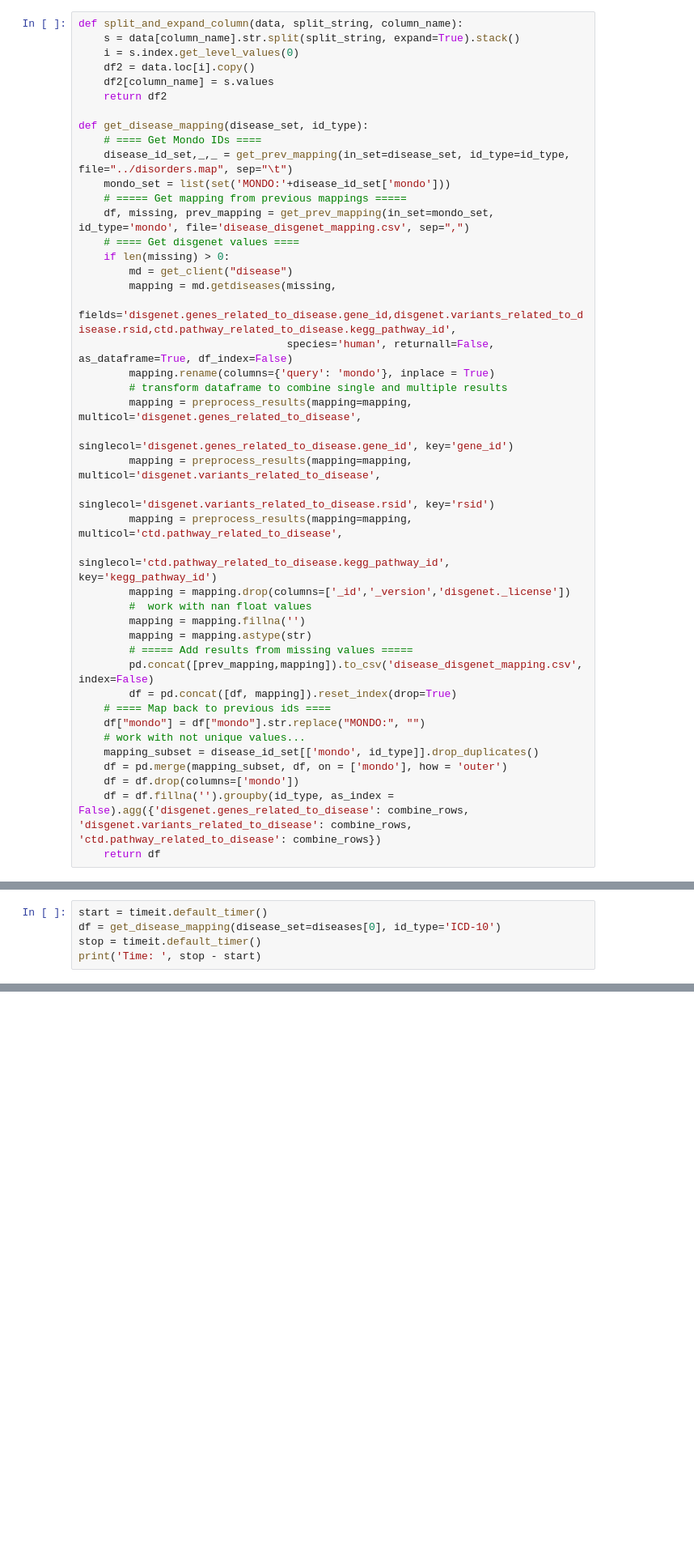
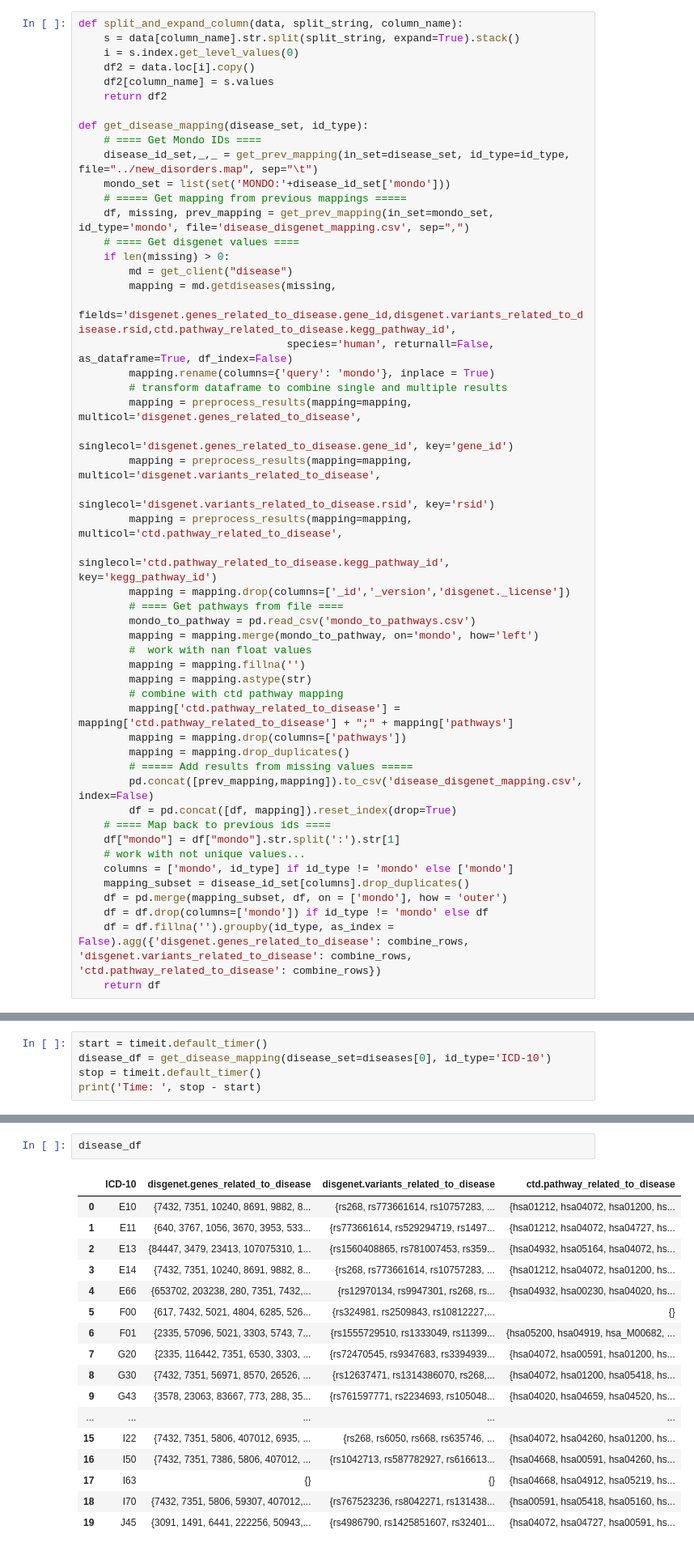
Before and after one commit to bionetslab/digest, a Jupyter notebook: jupyter/testing.ipynb, the cells around one changed output, grey strips where cells are left out. Shown at 81% size. Saved outputs shown, nothing was run; the diff lists cells and outputs as text; blank space fills up the shorter version.

```diff
--- a/jupyter/testing.ipynb
+++ b/jupyter/testing.ipynb
@@ -234,7 +235,7 @@ def split_and_expand_column(data, split_string, column_name):
 
 def get_disease_mapping(disease_set, id_type):
     # ==== Get Mondo IDs ====
-    disease_id_set,_,_ = get_prev_mapping(in_set=disease_set, id_type=id_type, file="../disorders.map", sep="\t")
+    disease_id_set,_,_ = get_prev_mapping(in_set=disease_set, id_type=id_type, file="../new_disorders.map", sep="\t")
     mondo_set = list(set('MONDO:'+disease_id_set['mondo']))
     # ===== Get mapping from previous mappings =====
     df, missing, prev_mapping = get_prev_mapping(in_set=mondo_set, id_type='mondo', file='disease_disgenet_mapping.csv', sep=",")
@@ -253,18 +254,26 @@ def get_disease_mapping(disease_set, id_type):
         mapping = preprocess_results(mapping=mapping, multicol='ctd.pathway_related_to_disease',
                                      singlecol='ctd.pathway_related_to_disease.kegg_pathway_id', key='kegg_pathway_id')
         mapping = mapping.drop(columns=['_id','_version','disgenet._license'])
+        # ==== Get pathways from file ====
+        mondo_to_pathway = pd.read_csv('mondo_to_pathways.csv')
+        mapping = mapping.merge(mondo_to_pathway, on='mondo', how='left')
         #  work with nan float values
         mapping = mapping.fillna('')
         mapping = mapping.astype(str)
+        # combine with ctd pathway mapping
+        mapping['ctd.pathway_related_to_disease'] = mapping['ctd.pathway_related_to_disease'] + ";" + mapping['pathways']
+        mapping = mapping.drop(columns=['pathways'])
+        mapping = mapping.drop_duplicates()
         # ===== Add results from missing values =====
         pd.concat([prev_mapping,mapping]).to_csv('disease_disgenet_mapping.csv', index=False)
         df = pd.concat([df, mapping]).reset_index(drop=True)
     # ==== Map back to previous ids ====
-    df["mondo"] = df["mondo"].str.replace("MONDO:", "")
+    df["mondo"] = df["mondo"].str.split(':').str[1]
     # work with not unique values...
-    mapping_subset = disease_id_set[['mondo', id_type]].drop_duplicates()
+    columns = ['mondo', id_type] if id_type != 'mondo' else ['mondo']
+    mapping_subset = disease_id_set[columns].drop_duplicates()
     df = pd.merge(mapping_subset, df, on = ['mondo'], how = 'outer')
-    df = df.drop(columns=['mondo'])
+    df = df.drop(columns=['mondo']) if id_type != 'mondo' else df
     df = df.fillna('').groupby(id_type, as_index = False).agg({'disgenet.genes_related_to_disease': combine_rows, 'disgenet.variants_related_to_disease': combine_rows, 'ctd.pathway_related_to_disease': combine_rows})
     return df
 # %%
@@ -289,7 +298,7 @@ diseases[0]
 Name: 0, dtype: object
 # %%
 start = timeit.default_timer()
-df = get_disease_mapping(disease_set=diseases[0], id_type='ICD-10')
+disease_df = get_disease_mapping(disease_set=diseases[0], id_type='ICD-10')
 stop = timeit.default_timer()
 print('Time: ', stop - start)
 # %% [output]
@@ -322,0 +307,20 @@ df
+# %%
+disease_df
+# %% [output]
+|  | ICD-10 | disgenet.genes_related_to_disease | disgenet.variants_related_to_disease | ctd.pathway_related_to_disease |
+| 0 | E10 | {7432, 7351, 10240, 8691, 9882, 8... | {rs268, rs773661614, rs10757283, ... | {hsa01212, hsa04072, hsa01200, hs... |
+| 1 | E11 | {640, 3767, 1056, 3670, 3953, 533... | {rs773661614, rs529294719, rs1497... | {hsa01212, hsa04072, hsa04727, hs... |
+| 2 | E13 | {84447, 3479, 23413, 107075310, 1... | {rs1560408865, rs781007453, rs359... | {hsa04932, hsa05164, hsa04072, hs... |
+| 3 | E14 | {7432, 7351, 10240, 8691, 9882, 8... | {rs268, rs773661614, rs10757283, ... | {hsa01212, hsa04072, hsa01200, hs... |
+| 4 | E66 | {653702, 203238, 280, 7351, 7432,... | {rs12970134, rs9947301, rs268, rs... | {hsa04932, hsa00230, hsa04020, hs... |
+| 5 | F00 | {617, 7432, 5021, 4804, 6285, 526... | {rs324981, rs2509843, rs10812227,... | {} |
+| 6 | F01 | {2335, 57096, 5021, 3303, 5743, 7... | {rs1555729510, rs1333049, rs11399... | {hsa05200, hsa04919, hsa_M00682, ... |
+| 7 | G20 | {2335, 116442, 7351, 6530, 3303, ... | {rs72470545, rs9347683, rs3394939... | {hsa04072, hsa00591, hsa01200, hs... |
+| 8 | G30 | {7432, 7351, 56971, 8570, 26526, ... | {rs12637471, rs1314386070, rs268,... | {hsa04072, hsa01200, hsa05418, hs... |
+| 9 | G43 | {3578, 23063, 83667, 773, 288, 35... | {rs761597771, rs2234693, rs105048... | {hsa04020, hsa04659, hsa04520, hs... |
+| ... | ... | ... | ... | ... |
+| 15 | I22 | {7432, 7351, 5806, 407012, 6935, ... | {rs268, rs6050, rs668, rs635746, ... | {hsa04072, hsa04260, hsa01200, hs... |
+| 16 | I50 | {7432, 7351, 7386, 5806, 407012, ... | {rs1042713, rs587782927, rs616613... | {hsa04668, hsa00591, hsa04260, hs... |
+| 17 | I63 | {} | {} | {hsa04668, hsa04912, hsa05219, hs... |
+| 18 | I70 | {7432, 7351, 5806, 59307, 407012,... | {rs767523236, rs8042271, rs131438... | {hsa00591, hsa05418, hsa05160, hs... |
+| 19 | J45 | {3091, 1491, 6441, 222256, 50943,... | {rs4986790, rs1425851607, rs32401... | {hsa04072, hsa04727, hsa00591, hs... |
```
Also changed, not shown: parts of 20 cells of this notebook, 2 other files.
